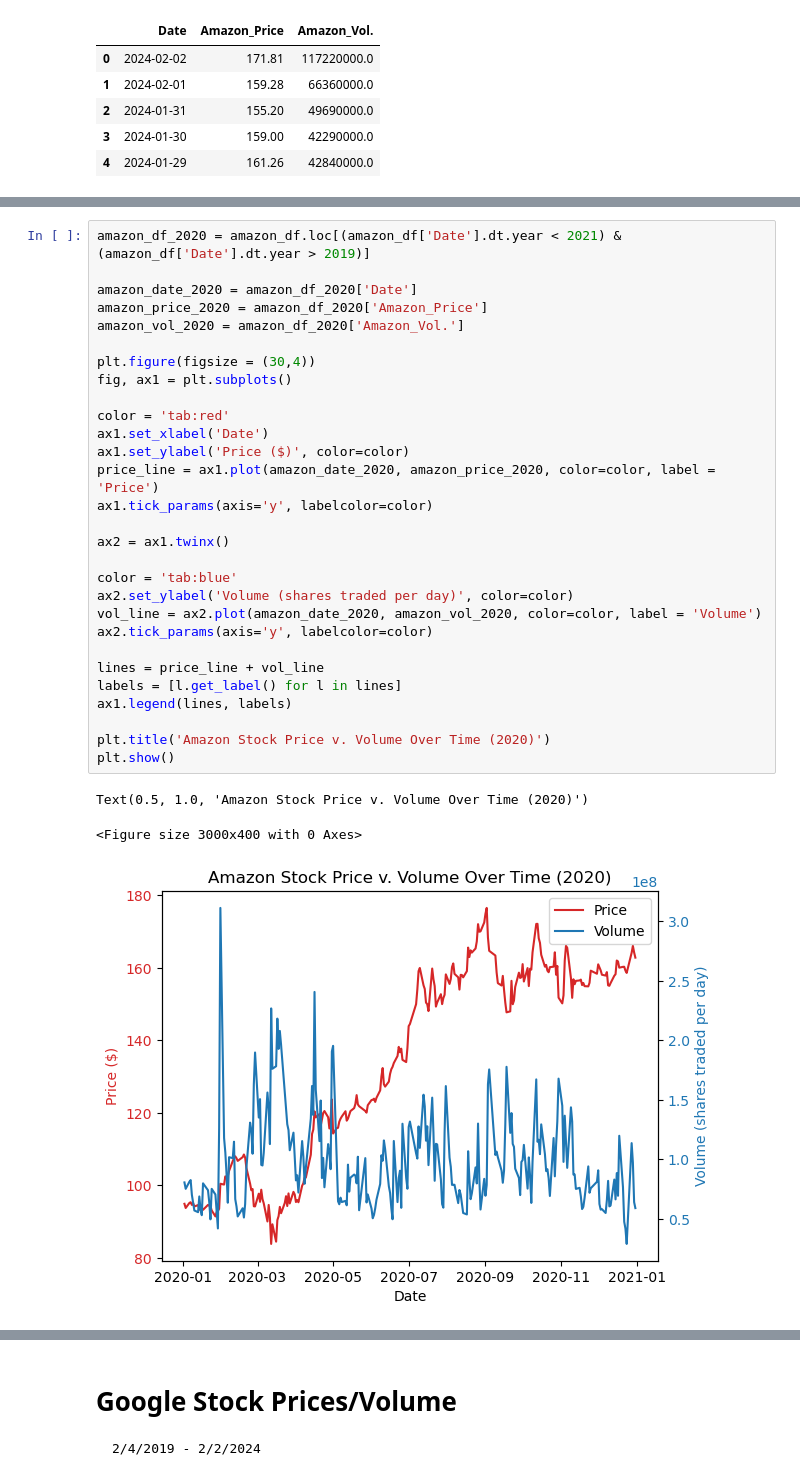
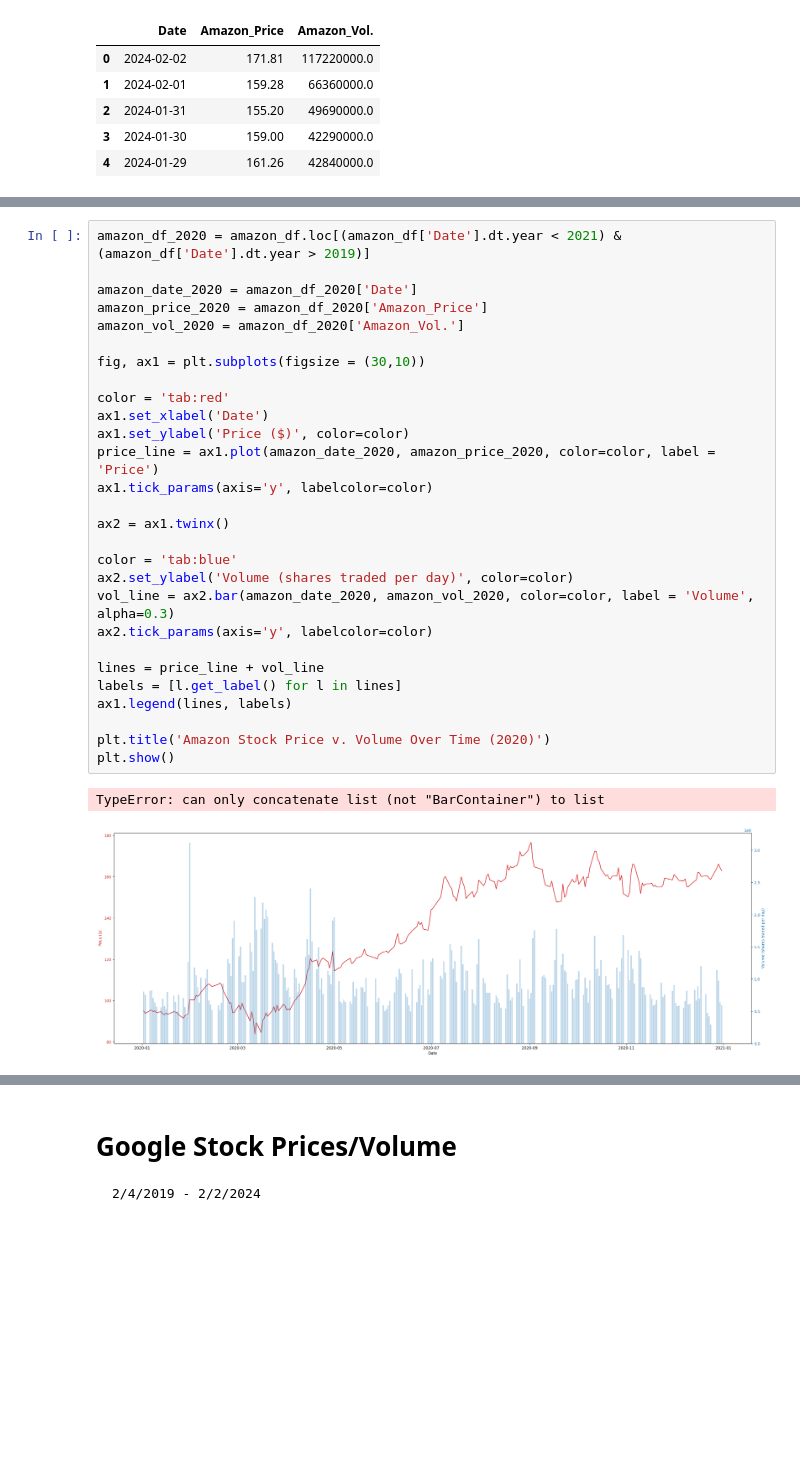
Before and after one commit to nicoleanderson21/Project-3, a Jupyter notebook: nicole_analysis.ipynb, the cells around one changed output, grey strips where cells are left out. Saved outputs shown, nothing was run; the diff lists cells and outputs as text; blank space fills up the shorter version.

```diff
--- a/nicole_analysis.ipynb
+++ b/nicole_analysis.ipynb
@@ -146,36 +153,34 @@ plt.show()
 # %%
 amazon_df_2020 = amazon_df.loc[(amazon_df['Date'].dt.year < 2021) & (amazon_df['Date'].dt.year > 2019)]
 
 amazon_date_2020 = amazon_df_2020['Date']
 amazon_price_2020 = amazon_df_2020['Amazon_Price']
 amazon_vol_2020 = amazon_df_2020['Amazon_Vol.']
 
-plt.figure(figsize = (30,4))
-fig, ax1 = plt.subplots()
+fig, ax1 = plt.subplots(figsize = (30,10))
 
 color = 'tab:red'
 ax1.set_xlabel('Date')
 ax1.set_ylabel('Price ($)', color=color)
 price_line = ax1.plot(amazon_date_2020, amazon_price_2020, color=color, label = 'Price')
 ax1.tick_params(axis='y', labelcolor=color)
 
 ax2 = ax1.twinx()
 
 color = 'tab:blue'
 ax2.set_ylabel('Volume (shares traded per day)', color=color)
-vol_line = ax2.plot(amazon_date_2020, amazon_vol_2020, color=color, label = 'Volume')
+vol_line = ax2.bar(amazon_date_2020, amazon_vol_2020, color=color, label = 'Volume', alpha=0.3)
 ax2.tick_params(axis='y', labelcolor=color)
 
 lines = price_line + vol_line
 labels = [l.get_label() for l in lines]
 ax1.legend(lines, labels)
 
 plt.title('Amazon Stock Price v. Volume Over Time (2020)')
 plt.show()
 # %% [output]
-Text(0.5, 1.0, 'Amazon Stock Price v. Volume Over Time (2020)')
+TypeError: can only concatenate list (not "BarContainer") to list
-<Figure size 3000x400 with 0 Axes>
-[figure, old version]
+[figure, new version]
 # %%
 amazon_df_2021 = amazon_df.loc[(amazon_df['Date'].dt.year < 2022) & (amazon_df['Date'].dt.year > 2020)]
 
```
Also changed, not shown: parts of 28 cells of this notebook.
